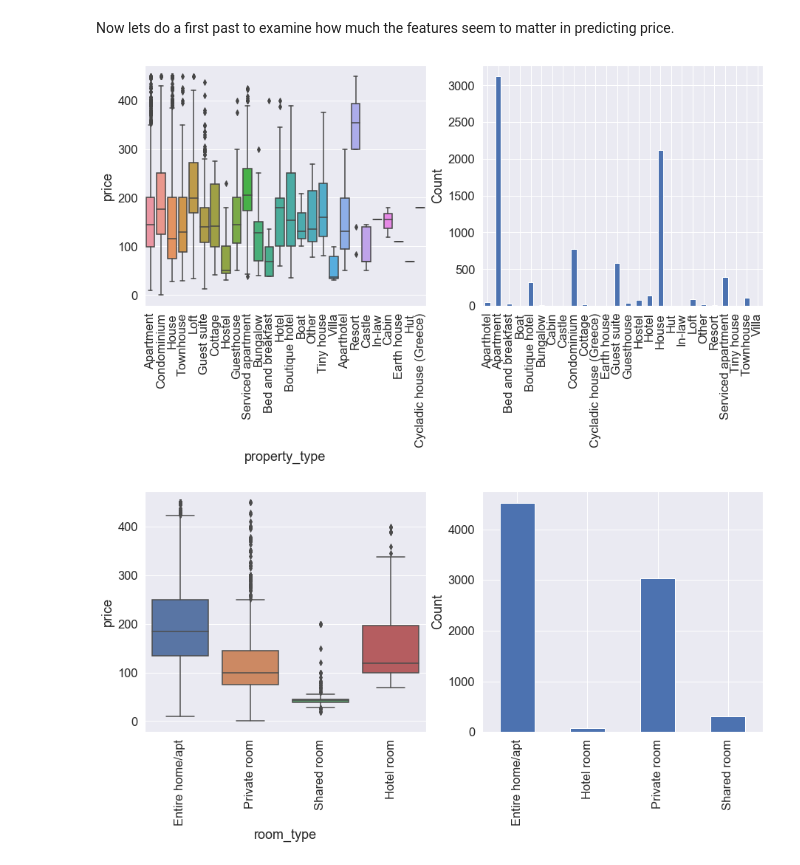
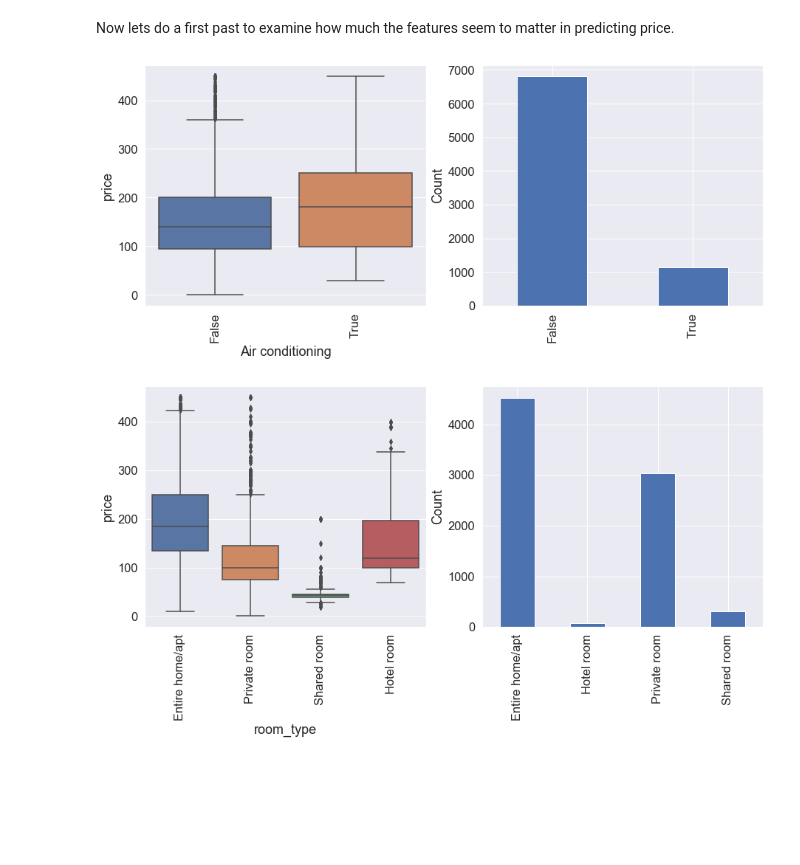
Before and after one commit to ablaikie103/airbnb-analysis, a Jupyter notebook: PriceFactors.ipynb, the cells around one changed output. Cells and saved outputs as stored; diff of their text form; code cells hidden in the pictures; blank space fills up the shorter version.

```diff
--- a/PriceFactors.ipynb
+++ b/PriceFactors.ipynb
@@ -96,6 +96,15 @@ print('The average security deposit is $%d.' % (listings_df['security_deposit'].
 The average cost of a rental is $227.
 The average cleaning fee is $113.
 The average security deposit is $445.
+# %%
+# Which ammenities to check for
+amenities = ["Doorman", "Gym", "Pool", "Wheelchair Accessible", "Fireplace", "Air conditioning",
+                 "Washer", "TV", "Breakfast", "Dog(s)", "Cat(s)", "Paid Parking", "Wheelchair"]
+
+# Check to see if the listing offers these ammenities
+amenity_arr = np.array([listings_df['amenities'].map(lambda amns: amn in amns) for amn in amenities])
+
+listings_df = pd.concat([listings_df, pd.DataFrame(data=amenity_arr.T, columns=amenities)], axis=1)
 # %% [markdown]
 There are some very expensive listings that are not representive of a typical airbnb listing.
 # %%
@@ -114,7 +123,6 @@ IQR = Q3 - Q1
 max_value = Q3 + 1.5 * IQR
 
 print("Any listing more than $%d will be discarded" % max_value)
-
-listings_df = listings_df[(listings_df['price'] < max_value)]
+listings_df = listings_df[(listings_df['price'] < max_value)].reset_index(drop=True)
 # %% [output]
 Any listing more than $451 will be discarded
@@ -155,9 +145,9 @@ def plot_price_dist(df, col):
     plt.ylabel("Count");
     ax2.set_xticklabels(ax2.get_xticklabels(), rotation=90)
 # %%
-plot_price_dist(listings_df, 'property_type')
+plot_price_dist(listings_df, 'Air conditioning')
 # %% [output]
-[figure, old version]
+[figure, new version]
 # %%
 plot_price_dist(listings_df, 'room_type')
 # %% [output]
```
Also changed, not shown: parts of 24 cells of this notebook, 1 other file.
